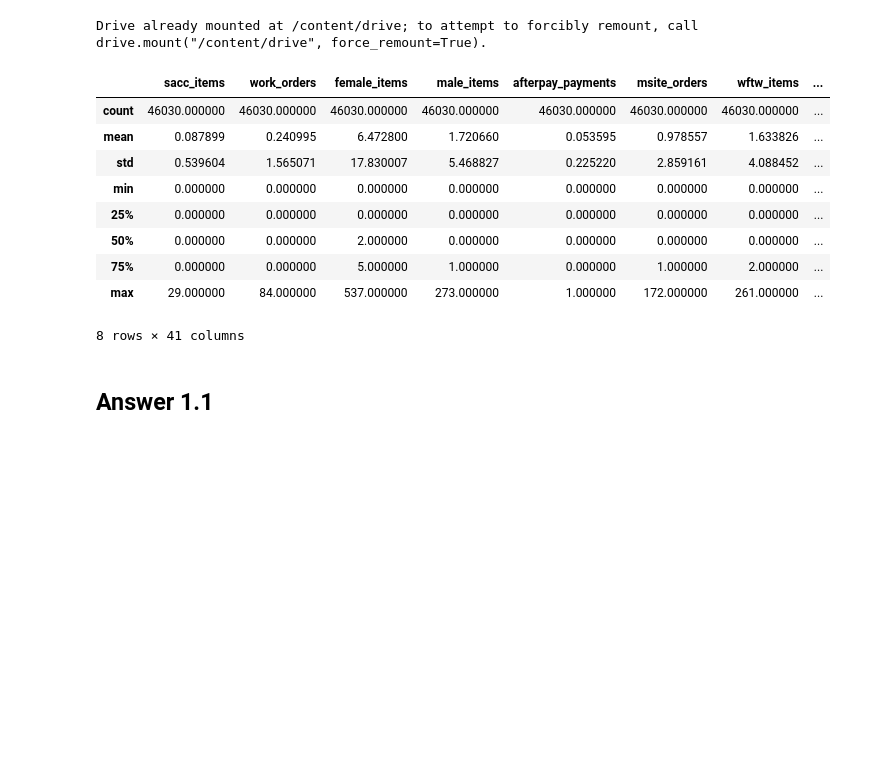
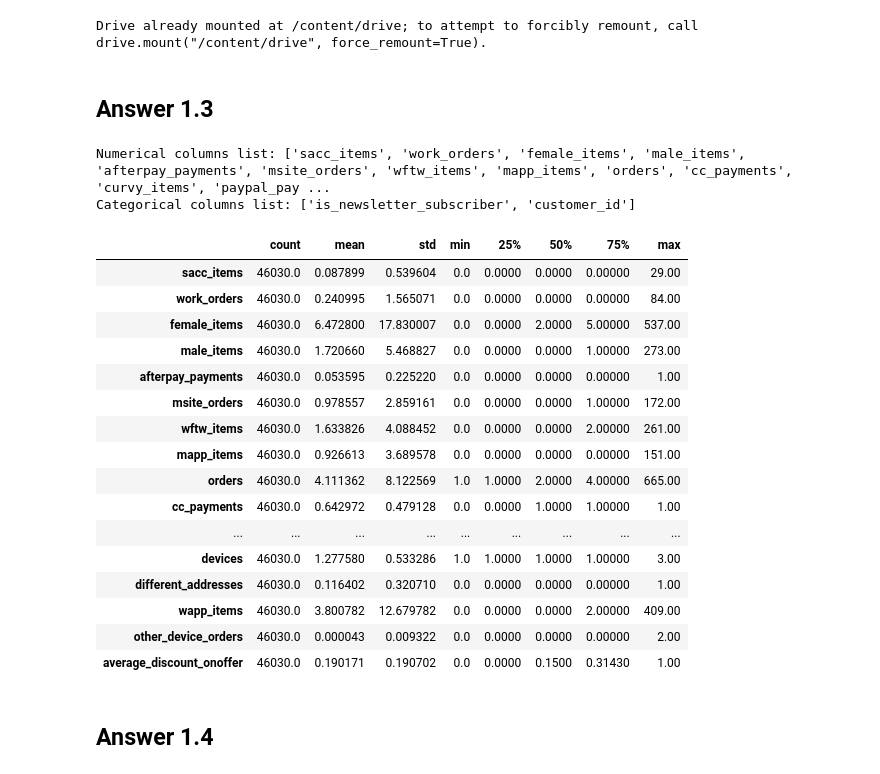
Before and after one commit to praveenkumarbalakrishnan/tasks, a Jupyter notebook: SIG742Task2.ipynb, the cells around one changed output. Cells and saved outputs as stored; diff of their text form; code cells hidden in the pictures; blank space fills up the shorter version.

```diff
--- a/SIG742Task2.ipynb
+++ b/SIG742Task2.ipynb
@@ -49,17 +51,61 @@ def convert_json_to_pandas(filename):
 # %%
 df = convert_json_to_pandas('/content/drive/My Drive/Data/assignment2data.json')
 df = df.drop_duplicates()
-df.describe()
-# %% [output]
-|  | sacc_items | work_orders | female_items | male_items | afterpay_payments | msite_orders | wftw_items | ... |
-| count | 46030.000000 | 46030.000000 | 46030.000000 | 46030.000000 | 46030.000000 | 46030.000000 | 46030.000000 | ... |
-| mean | 0.087899 | 0.240995 | 6.472800 | 1.720660 | 0.053595 | 0.978557 | 1.633826 | ... |
-| std | 0.539604 | 1.565071 | 17.830007 | 5.468827 | 0.225220 | 2.859161 | 4.088452 | ... |
-| min | 0.000000 | 0.000000 | 0.000000 | 0.000000 | 0.000000 | 0.000000 | 0.000000 | ... |
-| 25% | 0.000000 | 0.000000 | 0.000000 | 0.000000 | 0.000000 | 0.000000 | 0.000000 | ... |
-| 50% | 0.000000 | 0.000000 | 2.000000 | 0.000000 | 0.000000 | 0.000000 | 0.000000 | ... |
-| 75% | 0.000000 | 0.000000 | 5.000000 | 1.000000 | 0.000000 | 1.000000 | 2.000000 | ... |
-| max | 29.000000 | 84.000000 | 537.000000 | 273.000000 | 1.000000 | 172.000000 | 261.000000 | ... |
-8 rows × 41 columns
 # %% [markdown]
-## Answer 1.1
+## Answer 1.3
+# %%
+def column_list(df):
+  """
+  This function is to get the numerical columns and categorical columns from the
+  given pandas dataframe
+
+  Parameters
+  ----------
+  df : pd.DataFrame
+    Input dataframe
+
+  Returns
+  -------
+  numerical_cols : list
+    Numerical columns list
+  categorical_cols: list
+    Categorical columns list
+  """
+  numerical_cols = []
+  categorical_cols = []
+  for col, data_type in zip(df.columns, df.dtypes):
+    if data_type == 'object':
+      categorical_cols.append(col)
+    else:
+      numerical_cols.append(col)
+  return numerical_cols, categorical_cols
+# %%
+numerical_cols, categorical_cols = column_list(df)
+print("Numerical columns list:", numerical_cols)
+print("Categorical columns list:", categorical_cols)
+# %% [output]
+Numerical columns list: ['sacc_items', 'work_orders', 'female_items', 'male_items', 'afterpay_payments', 'msite_orders', 'wftw_items', 'mapp_items', 'orders', 'cc_payments', 'curvy_items', 'paypal_pay ...
+Categorical columns list: ['is_newsletter_subscriber', 'customer_id']
+# %%
+# To get the stats on numerical columns
+df[numerical_cols].describe().T
+# %% [output]
+|  | count | mean | std | min | 25% | 50% | 75% | max |
+| sacc_items | 46030.0 | 0.087899 | 0.539604 | 0.0 | 0.0000 | 0.0000 | 0.00000 | 29.00 |
+| work_orders | 46030.0 | 0.240995 | 1.565071 | 0.0 | 0.0000 | 0.0000 | 0.00000 | 84.00 |
+| female_items | 46030.0 | 6.472800 | 17.830007 | 0.0 | 0.0000 | 2.0000 | 5.00000 | 537.00 |
+| male_items | 46030.0 | 1.720660 | 5.468827 | 0.0 | 0.0000 | 0.0000 | 1.00000 | 273.00 |
+| afterpay_payments | 46030.0 | 0.053595 | 0.225220 | 0.0 | 0.0000 | 0.0000 | 0.00000 | 1.00 |
+| msite_orders | 46030.0 | 0.978557 | 2.859161 | 0.0 | 0.0000 | 0.0000 | 1.00000 | 172.00 |
+| wftw_items | 46030.0 | 1.633826 | 4.088452 | 0.0 | 0.0000 | 0.0000 | 2.00000 | 261.00 |
+| mapp_items | 46030.0 | 0.926613 | 3.689578 | 0.0 | 0.0000 | 0.0000 | 0.00000 | 151.00 |
+| orders | 46030.0 | 4.111362 | 8.122569 | 1.0 | 1.0000 | 2.0000 | 4.00000 | 665.00 |
+| cc_payments | 46030.0 | 0.642972 | 0.479128 | 0.0 | 0.0000 | 1.0000 | 1.00000 | 1.00 |
+| ... | ... | ... | ... | ... | ... | ... | ... | ... |
+| devices | 46030.0 | 1.277580 | 0.533286 | 1.0 | 1.0000 | 1.0000 | 1.00000 | 3.00 |
+| different_addresses | 46030.0 | 0.116402 | 0.320710 | 0.0 | 0.0000 | 0.0000 | 0.00000 | 1.00 |
+| wapp_items | 46030.0 | 3.800782 | 12.679782 | 0.0 | 0.0000 | 0.0000 | 2.00000 | 409.00 |
+| other_device_orders | 46030.0 | 0.000043 | 0.009322 | 0.0 | 0.0000 | 0.0000 | 0.00000 | 2.00 |
+| average_discount_onoffer | 46030.0 | 0.190171 | 0.190702 | 0.0 | 0.0000 | 0.1500 | 0.31430 | 1.00 |
+# %% [markdown]
+## Answer 1.4
```
Also changed, not shown: parts of 11 cells of this notebook.
